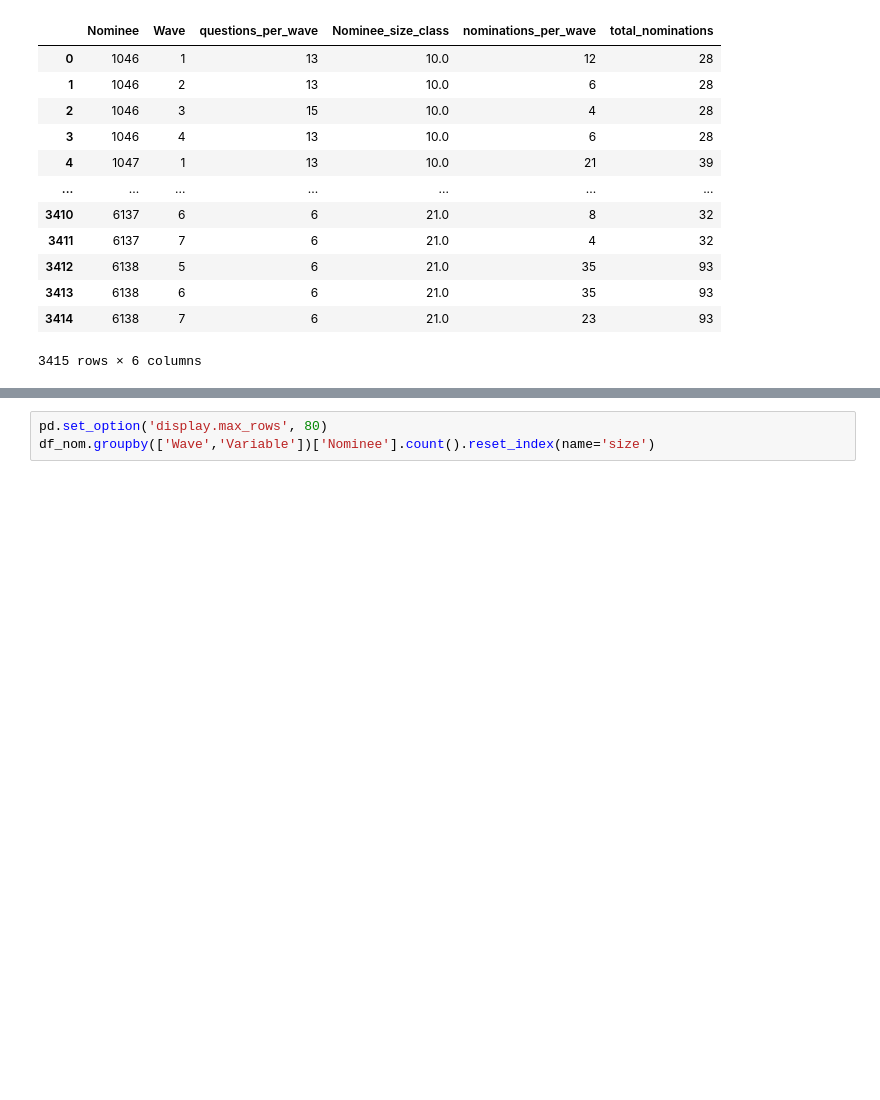
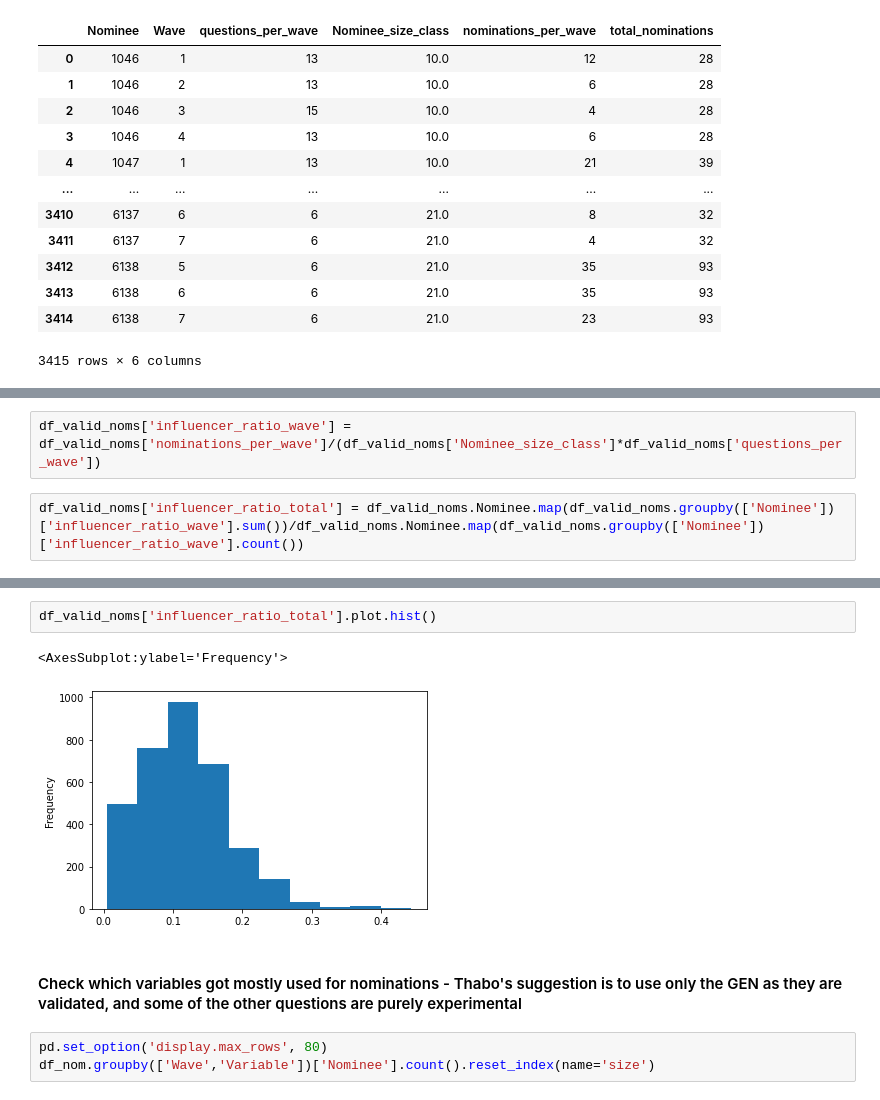
Before and after one commit to MovezNetwork/InfluencersPrediction, a Jupyter notebook: notebooks/EDA_Influencers.ipynb, the cells around one changed output, grey strips where cells are left out. Cells and saved outputs as stored; diff of their text form; blank space fills up the shorter version.

```diff
--- a/notebooks/EDA_Influencers.ipynb
+++ b/notebooks/EDA_Influencers.ipynb
@@ -282,0 +279,4 @@ df_valid_noms
+# %%
+df_valid_noms['influencer_ratio_wave'] = df_valid_noms['nominations_per_wave']/(df_valid_noms['Nominee_size_class']*df_valid_noms['questions_per_wave'])
+# %%
+df_valid_noms['influencer_ratio_total'] = df_valid_noms.Nominee.map(df_valid_noms.groupby(['Nominee'])['influencer_ratio_wave'].sum())/df_valid_noms.Nominee.map(df_valid_noms.groupby(['Nominee'])['influencer_ratio_wave'].count())
@@ -283,3 +299,10 @@ df_valid_noms
+# %%
+df_valid_noms['influencer_ratio_total'].plot.hist()
+# %% [output]
+<AxesSubplot:ylabel='Frequency'>
+[figure, added]
+# %% [markdown]
+#### Check which variables got mostly used for nominations - Thabo's suggestion is to use only the GEN as they are validated, and some of the other questions are purely experimental
 # %%
 pd.set_option('display.max_rows', 80)
 df_nom.groupby(['Wave','Variable'])['Nominee'].count().reset_index(name='size')
```
Also changed, not shown: parts of 3 cells of this notebook.
